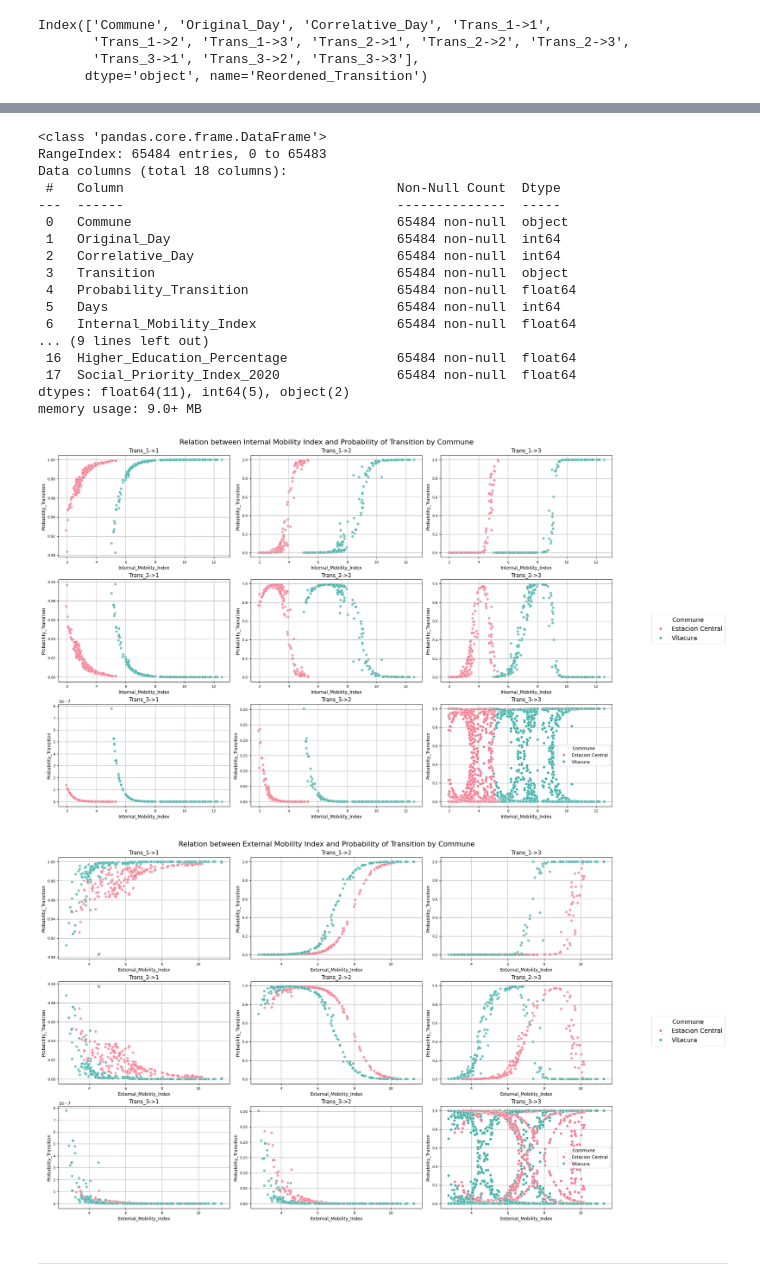
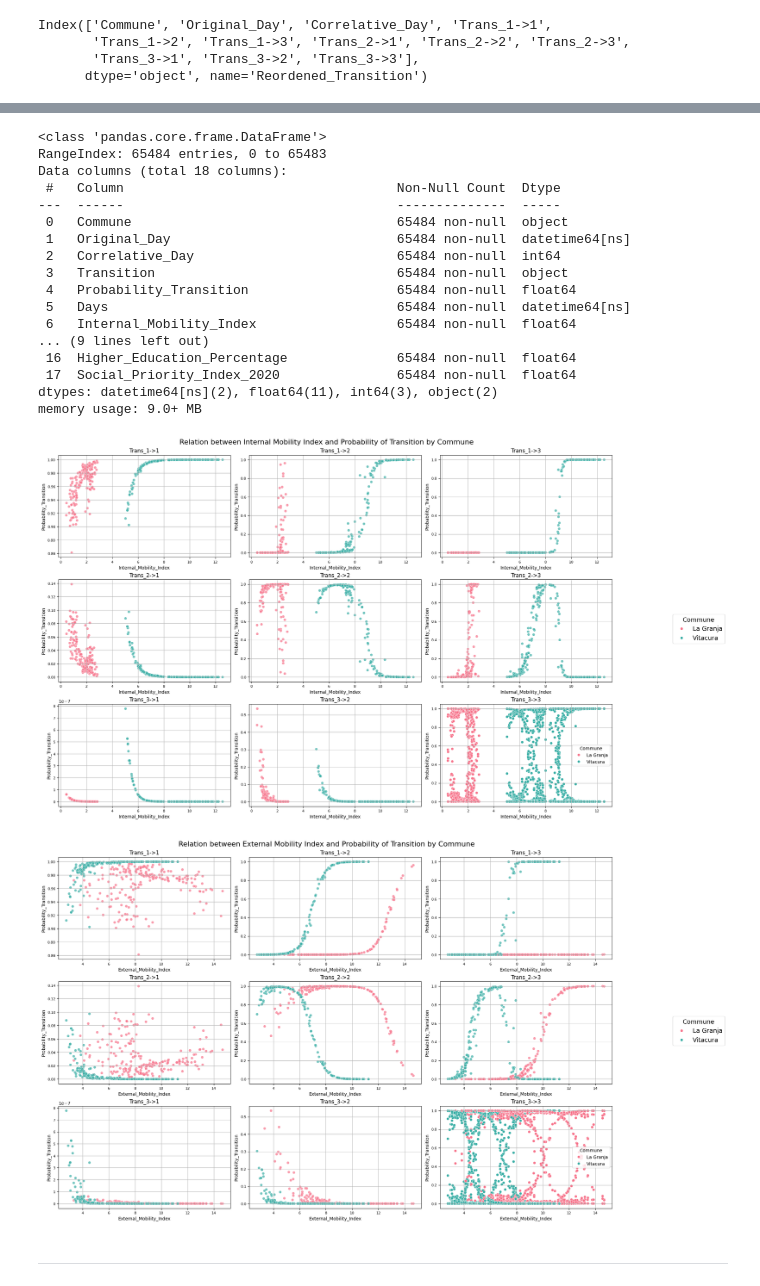
Before and after one commit to lugerlakes/covid-nhmm, a Jupyter notebook: notebooks/nHMM.ipynb, the cells around one changed output, grey strips where cells are left out. Saved outputs shown, nothing was run; the diff lists cells and outputs as text; code cells hidden in the pictures.

```diff
--- a/notebooks/nHMM.ipynb
+++ b/notebooks/nHMM.ipynb
@@ -137,0 +160,3 @@ plt.show()
+# %%
+reference_date = covid_data['Date'].min()  # Earliest date in your dataset
+covid_data['Days'] = reference_date + pd.to_timedelta(covid_data['Days'], unit='D')
@@ -822,20 +1062,20 @@ Data columns (total 18 columns):
  #   Column                                   Non-Null Count  Dtype
 ---  ------                                   --------------  -----
  0   Commune                                  65484 non-null  object
- 1   Original_Day                             65484 non-null  int64
+ 1   Original_Day                             65484 non-null  datetime64[ns]
  2   Correlative_Day                          65484 non-null  int64
  3   Transition                               65484 non-null  object
  4   Probability_Transition                   65484 non-null  float64
- 5   Days                                     65484 non-null  int64
+ 5   Days                                     65484 non-null  datetime64[ns]
  6   Internal_Mobility_Index                  65484 non-null  float64
 ... (9 lines left out)
  16  Higher_Education_Percentage              65484 non-null  float64
  17  Social_Priority_Index_2020               65484 non-null  float64
-dtypes: float64(11), int64(5), object(2)
+dtypes: datetime64[ns](2), float64(11), int64(3), object(2)
 memory usage: 9.0+ MB
 # %%
 # Filtrar los datos para las comunas específicas
-filtered_communes = lmm_data[(lmm_data['Commune'] == 'Estacion Central') | (lmm_data['Commune'] == 'Vitacura')]
+filtered_communes = lmm_data[(lmm_data['Commune'] == 'La Granja') | (lmm_data['Commune'] == 'Vitacura')]
 
 # Lista de transiciones únicas
 transiciones_unicas = filtered_communes['Transition'].unique()
@@ -900,10 +1140,10 @@ for j in range(i + 1, len(axes)):
 fig.suptitle('Relation between Internal Mobility Index and Probability of Transition by Commune', fontsize=16)
 plt.show()
 # %% [output]
-[figure, old version]
+[figure, new version]
 # %%
 # Filtrar los datos para las comunas específicas
-filtered_communes = lmm_data[(lmm_data['Commune'] == 'Estacion Central') | (lmm_data['Commune'] == 'Vitacura')]
+filtered_communes = lmm_data[(lmm_data['Commune'] == 'La Granja') | (lmm_data['Commune'] == 'Vitacura')]
 
 # Lista de transiciones únicas
 transiciones_unicas = filtered_communes['Transition'].unique()
@@ -941,33 +1181,33 @@ for i, transicion in enumerate(transiciones_unicas):
     axes[i].grid(True)
     axes[i].tick_params(axis='both', labelsize=8)
 
 # Crear una única leyenda para toda la figura
 handles, labels = sns.scatterplot(
     data=filtered_communes,
     x='External_Mobility_Index',
     y='Probability_Transition',
     hue='Commune',
     palette=palette,
     legend=True
 ).get_legend_handles_labels()
 
 fig.legend(
     handles, labels, loc='center right', title='Commune',
     fontsize=14, title_fontsize=14, bbox_to_anchor=(1.2, 0.5),
     frameon=True  # Agregar un cuadro a la leyenda
 )
 
 # Ajustar el espacio entre gráficos y la leyenda
 plt.subplots_adjust(right=1.5)  # Dar más espacio horizontal para la leyenda
 
 # Deshabilitar los subplots vacíos si hay más ejes que gráficos
 for j in range(i + 1, len(axes)):
     axes[j].axis('off')
 
 # Título general
 fig.suptitle('Relation between External Mobility Index and Probability of Transition by Commune', fontsize=16)
 plt.show()
 # %% [output]
-[figure, old version]
+[figure, new version]
 # %% [markdown]
 _______________
```
Also changed, not shown: parts of 30 cells of this notebook.
